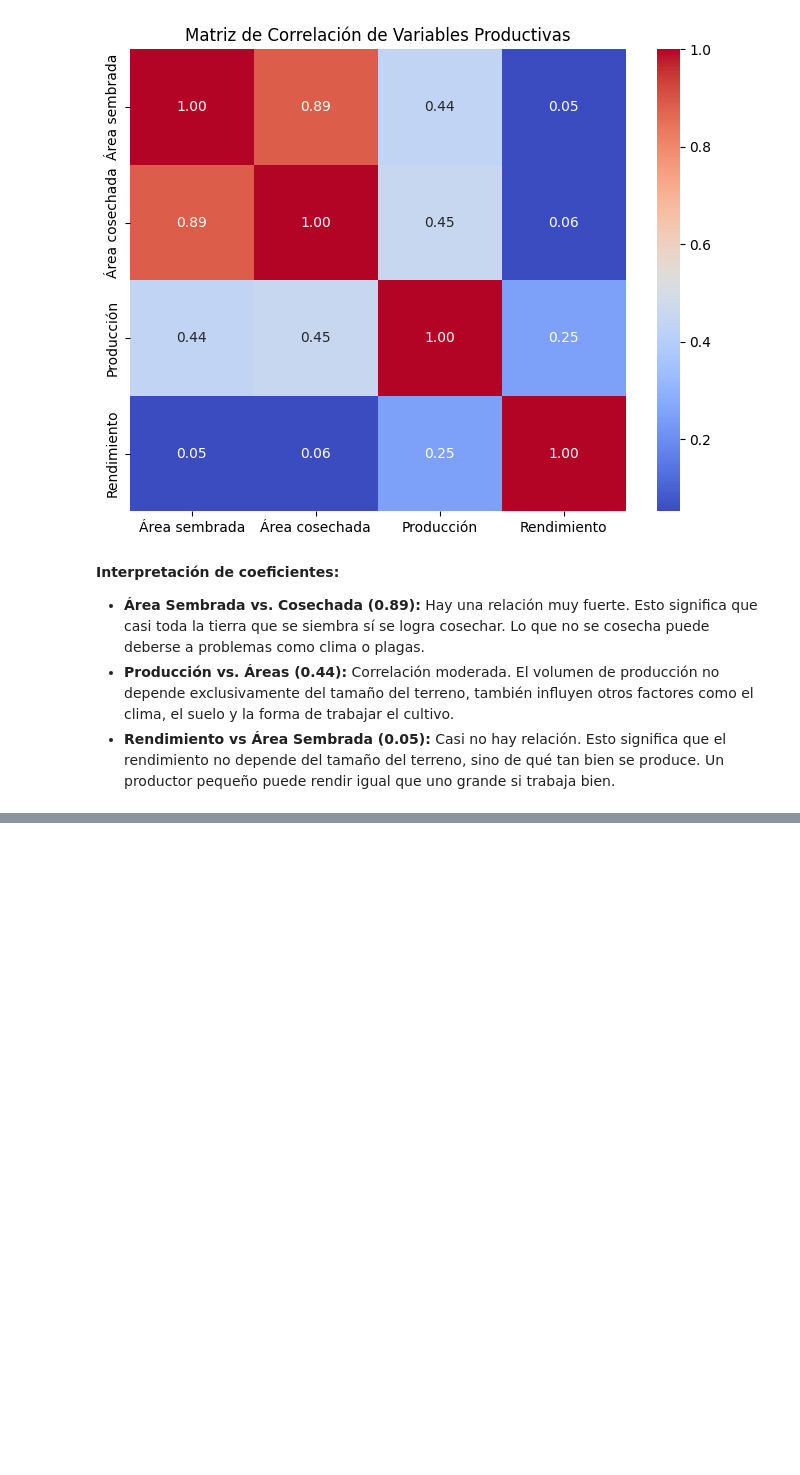
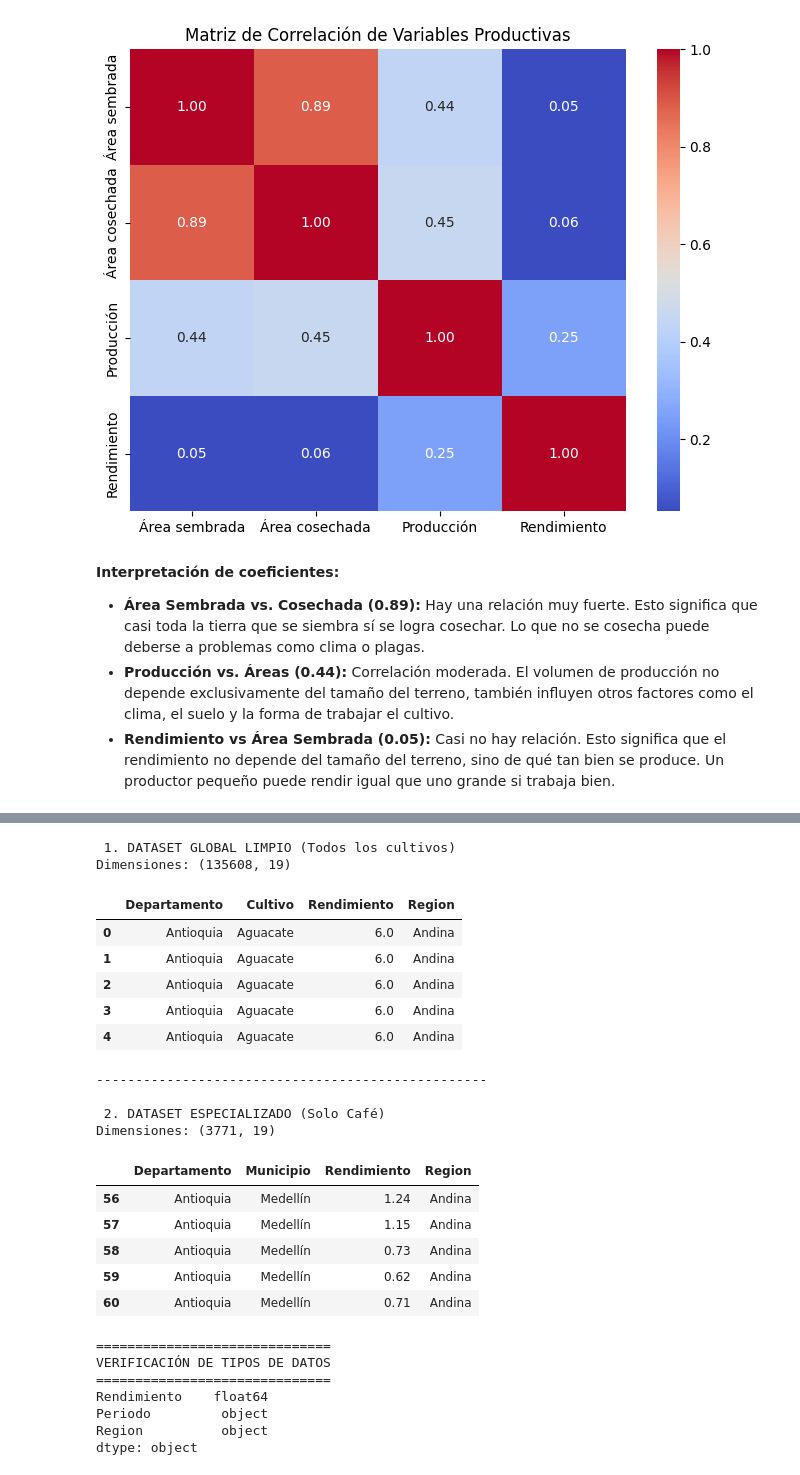
Before and after one commit to LinaSeguro/Proyecto-Integrado-III-Analisis-Produccion-Agricola, a Jupyter notebook: Análisis_de_Rendimiento_Agrícola_en_Colombia.ipynb, the cells around one changed output, grey strips where cells are left out. Cells and saved outputs as stored; diff of their text form; code cells hidden in the pictures; blank space fills up the shorter version.

```diff
--- a/Análisis_de_Rendimiento_Agrícola_en_Colombia.ipynb
+++ b/Análisis_de_Rendimiento_Agrícola_en_Colombia.ipynb
@@ -308,0 +764,11 @@ plt.show()
+# %%
+# --- PUNTO 5: SEGMENTACIÓN FINAL (SOLO CAFÉ) ---
+
+# 1. Filtramos el DataFrame limpio para quedarnos solo con Café
+df_cafe = df_limpio[df_limpio['Cultivo'].str.strip() == 'Café'].copy()
+
+# 2. Verificación de los datos finales para el análisis
+print(f"✅ Dataset de Café listo para graficar.")
+print(f"Registros encontrados para Café: {len(df_cafe)}")
+print("\nDistribución de registros de Café por Región:")
+print(df_cafe['Region'].value_counts())
@@ -308,0 +796,43 @@ plt.show()
+# %%
+# --- VISUALIZACIÓN DE RESULTADOS FINALES ---
+
+print(" 1. DATASET GLOBAL LIMPIO (Todos los cultivos)")
+print(f"Dimensiones: {df_limpio.shape}")
+display(df_limpio[['Departamento', 'Cultivo', 'Rendimiento', 'Region']].head(5))
+print("-" * 50)
+
+print("\n 2. DATASET ESPECIALIZADO (Solo Café)")
+print(f"Dimensiones: {df_cafe.shape}")
+display(df_cafe[['Departamento', 'Municipio', 'Rendimiento', 'Region']].head(5))
+
+# --- RESUMEN TÉCNICO PARA TU REPORTE ---
+print("\n" + "="*30)
+print("VERIFICACIÓN DE TIPOS DE DATOS")
+print("="*30)
+print(df_cafe.dtypes[['Rendimiento', 'Periodo', 'Region']])
+# %% [output]
+ 1. DATASET GLOBAL LIMPIO (Todos los cultivos)
+Dimensiones: (135608, 19)
+|  | Departamento | Cultivo | Rendimiento | Region |
+| 0 | Antioquia | Aguacate | 6.0 | Andina |
+| 1 | Antioquia | Aguacate | 6.0 | Andina |
+| 2 | Antioquia | Aguacate | 6.0 | Andina |
+| 3 | Antioquia | Aguacate | 6.0 | Andina |
+| 4 | Antioquia | Aguacate | 6.0 | Andina |
+--------------------------------------------------
+
+ 2. DATASET ESPECIALIZADO (Solo Café)
+Dimensiones: (3771, 19)
+|  | Departamento | Municipio | Rendimiento | Region |
+| 56 | Antioquia | Medellín | 1.24 | Andina |
+| 57 | Antioquia | Medellín | 1.15 | Andina |
+| 58 | Antioquia | Medellín | 0.73 | Andina |
+| 59 | Antioquia | Medellín | 0.62 | Andina |
+| 60 | Antioquia | Medellín | 0.71 | Andina |
+==============================
+VERIFICACIÓN DE TIPOS DE DATOS
+==============================
+Rendimiento    float64
+Periodo         object
+Region          object
+dtype: object
```
Also changed, not shown: parts of 63 cells of this notebook.
